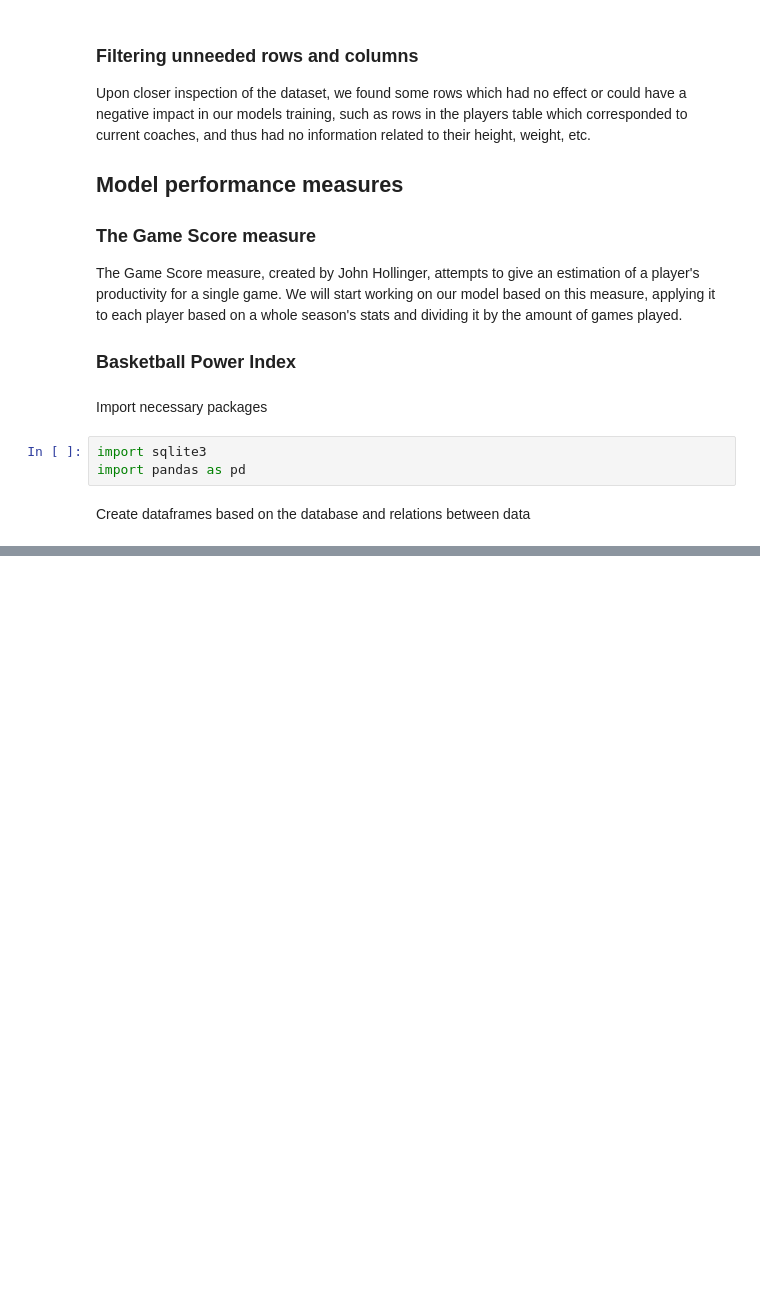
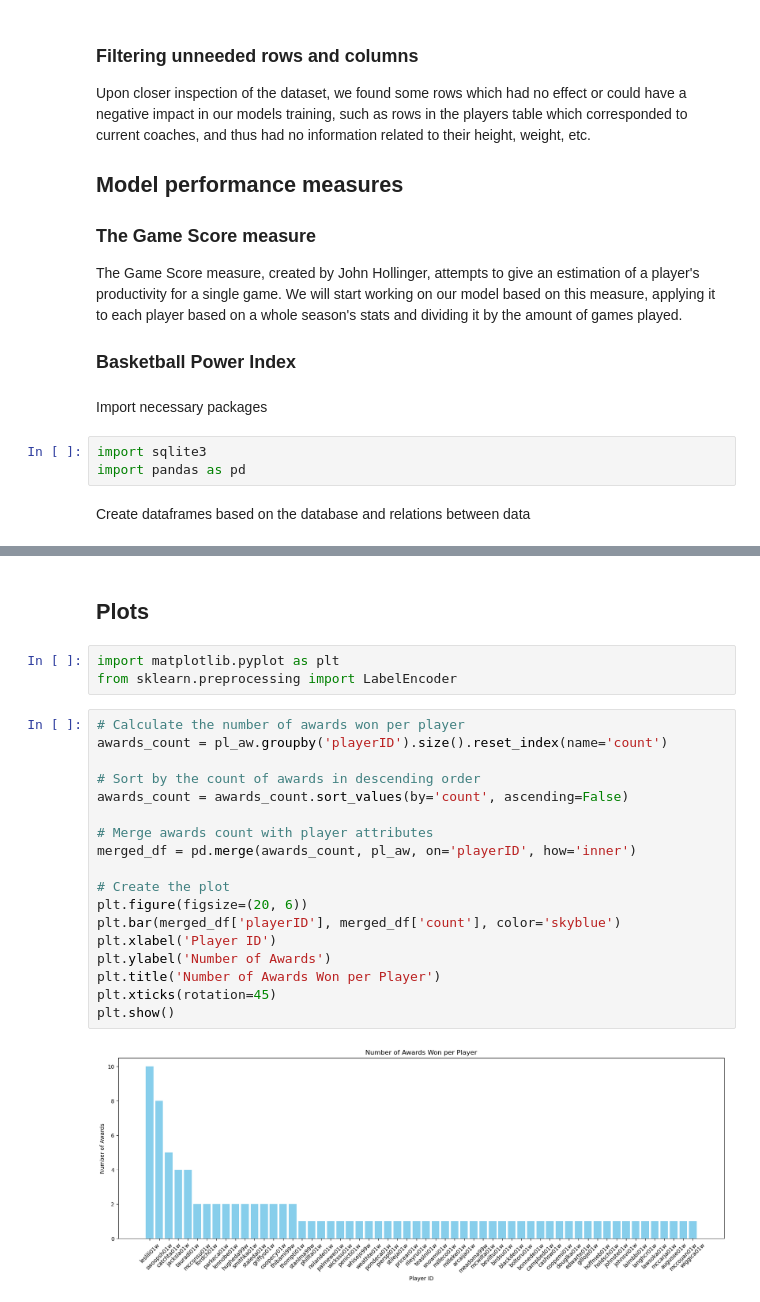
Before and after one commit to toni-santos/ac-2023, a Jupyter notebook: main.ipynb, the cells around one changed output, grey strips where cells are left out. Cells and saved outputs as stored; diff of their text form; blank space fills up the shorter version.

Commit message:
created plots

```diff
--- a/main.ipynb
+++ b/main.ipynb
@@ -72,0 +79,25 @@ cc_tm = pd.read_sql_query("SELECT * FROM coaches INNER JOIN teams ON (coaches.tm
+# %% [markdown]
+## Plots
+# %%
+import matplotlib.pyplot as plt
+from sklearn.preprocessing import LabelEncoder
+# %%
+# Calculate the number of awards won per player
+awards_count = pl_aw.groupby('playerID').size().reset_index(name='count')
+
+# Sort by the count of awards in descending order
+awards_count = awards_count.sort_values(by='count', ascending=False)
+
+# Merge awards count with player attributes
+merged_df = pd.merge(awards_count, pl_aw, on='playerID', how='inner')
+
+# Create the plot
+plt.figure(figsize=(20, 6))
+plt.bar(merged_df['playerID'], merged_df['count'], color='skyblue')
+plt.xlabel('Player ID')
+plt.ylabel('Number of Awards')
+plt.title('Number of Awards Won per Player')
+plt.xticks(rotation=45)
+plt.show()
+# %% [output]
+[figure, added]
```
Also changed, not shown: parts of 5 cells of this notebook, 1 other file.
